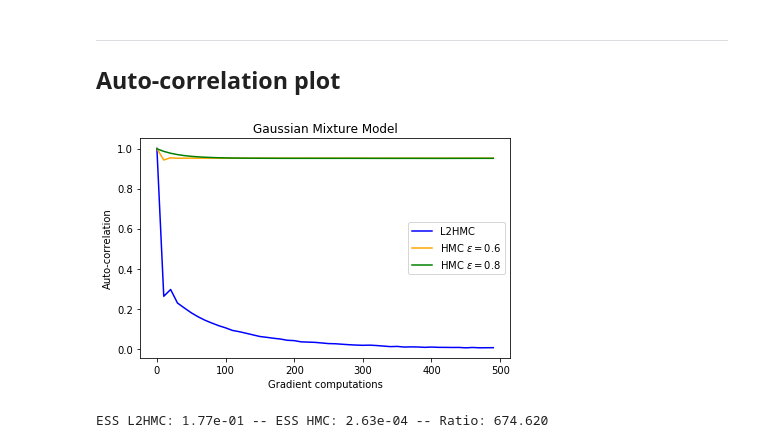
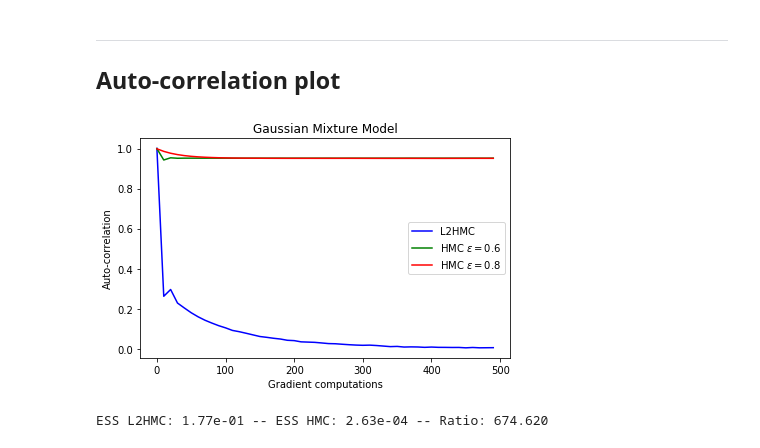
Before and after one commit to joeylitalien/l2hmc, a Jupyter notebook: experiments/GaussianMixture.ipynb, the cells around one changed output. Saved outputs shown, nothing was run; the diff lists cells and outputs as text; code cells hidden in the pictures.

```diff
--- a/experiments/GaussianMixture.ipynb
+++ b/experiments/GaussianMixture.ipynb
@@ -192,19 +192,19 @@ HMC2 = acl_spectrum(HMC_samples_2, scale=scale)
 # %%
 xaxis = 10 * np.arange(50)
 fig = plt.figure()
 plt.plot(xaxis, L2HMC[:50], label='L2HMC', color=c_l2hmc)
-plt.plot(xaxis, HMC1[:50], label='HMC $\epsilon=0.6$', color=c_hmc1)
-plt.plot(xaxis, HMC2[:50], label='HMC $\epsilon=0.8$', color=c_hmc2)
+plt.plot(xaxis, HMC1[:50], label='HMC $\epsilon=0.6$', color=c_hmc2)
+plt.plot(xaxis, HMC2[:50], label='HMC $\epsilon=0.8$', color=c_hmc3)
 # plt.plot(xaxis, HMC3[:500], label='HMC $\epsilon=1.0$', color=c_hmc3)
 plt.ylabel('Auto-correlation')
 plt.xlabel('Gradient computations')
 plt.title('Gaussian Mixture Model')
 plt.legend()
 plt.tight_layout()
 plt.show()
 fig.savefig('iso_gmm_plot.png', dpi=200)
 # %% [output]
-[figure, old version]
+[figure, new version]
 # %%
 print('ESS L2HMC: %.2e -- ESS HMC: %.2e -- Ratio: %.3f' % (ESS(L2HMC), ESS(HMC1), ESS(L2HMC) / ESS(HMC1)))
 # %% [output]
```
Also changed, not shown: parts of 3 cells of this notebook, 2 other files.
